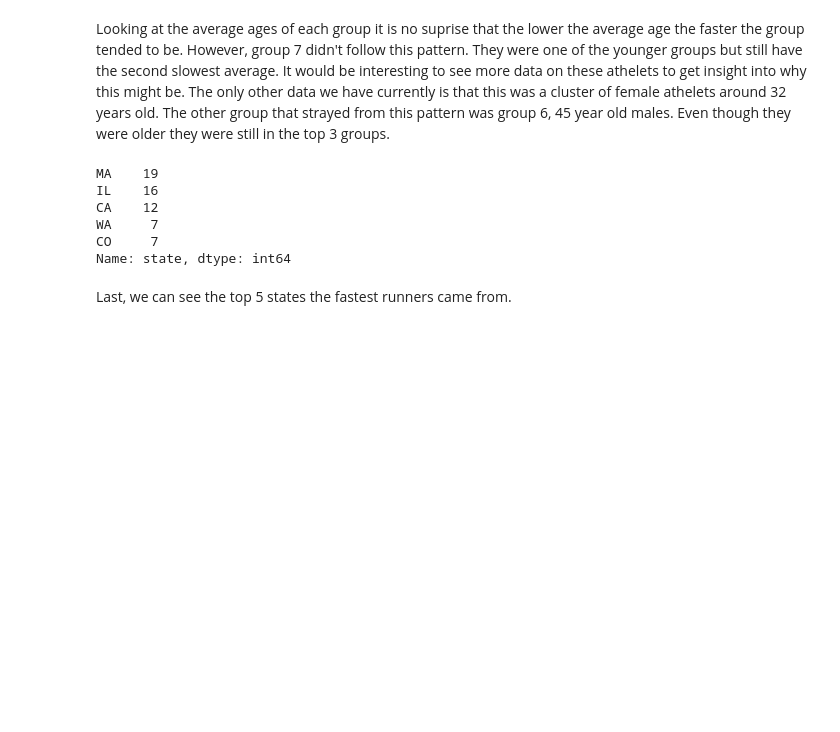
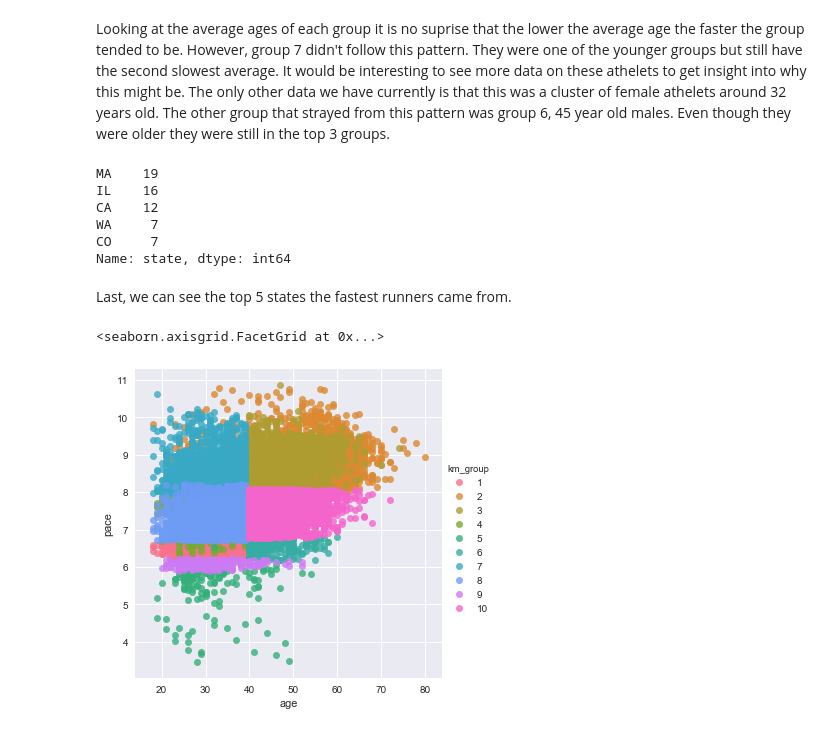
Before and after one commit to etallen127/Boston-Marathon-Clustering, a Jupyter notebook: Boston_marathon.ipynb, the cells around one changed output. Drawn from its saved outputs; the diff is of its cells as text; code cells hidden in the pictures; blank space fills up the shorter version.

Commit message:
added plots

```diff
--- a/Boston_marathon.ipynb
+++ b/Boston_marathon.ipynb
@@ -220,3 +218,8 @@ CO     7
 Name: state, dtype: int64
 # %% [markdown]
 Last, we can see the top 5 states the fastest runners came from.
+# %%
+sns.lmplot(x='age',y='pace', data=features, hue='km_group',fit_reg=False)
+# %% [output]
+<seaborn.axisgrid.FacetGrid at 0x...>
+[figure, added]
```
Also changed, not shown: parts of 3 cells of this notebook.
